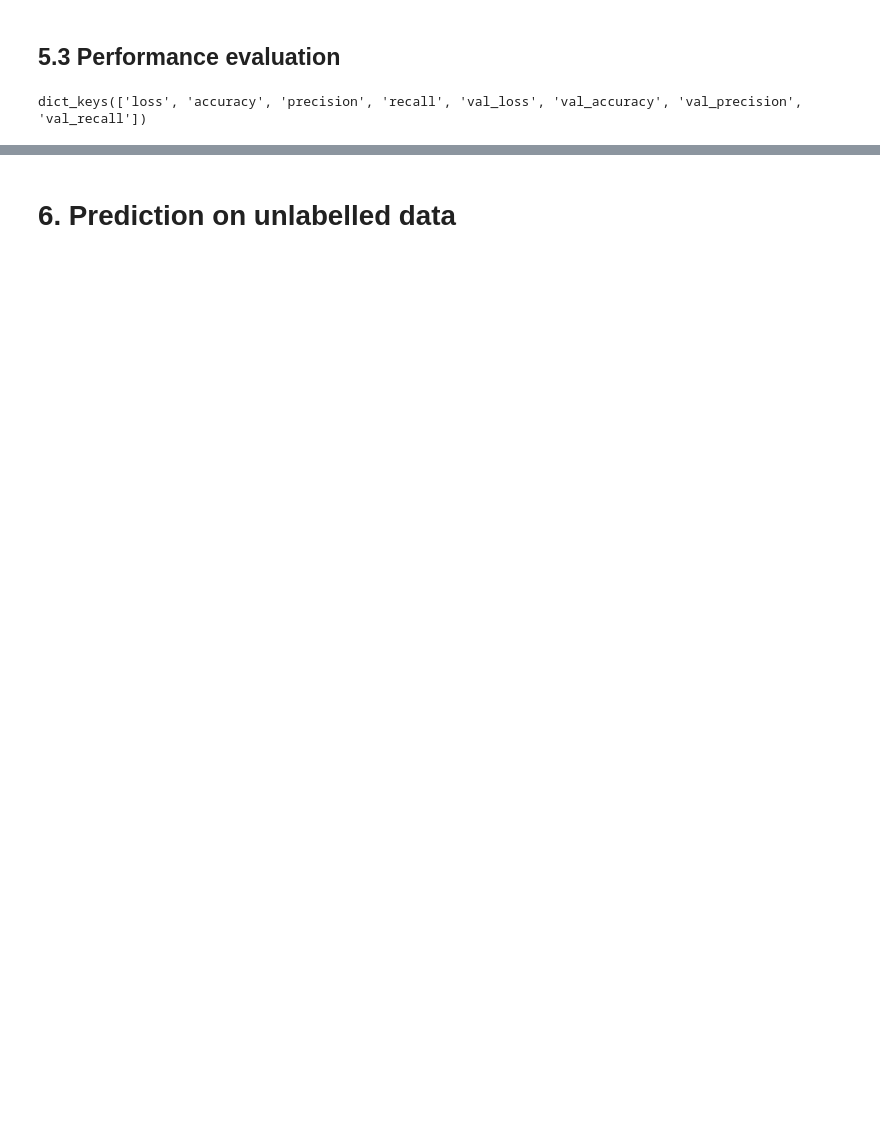
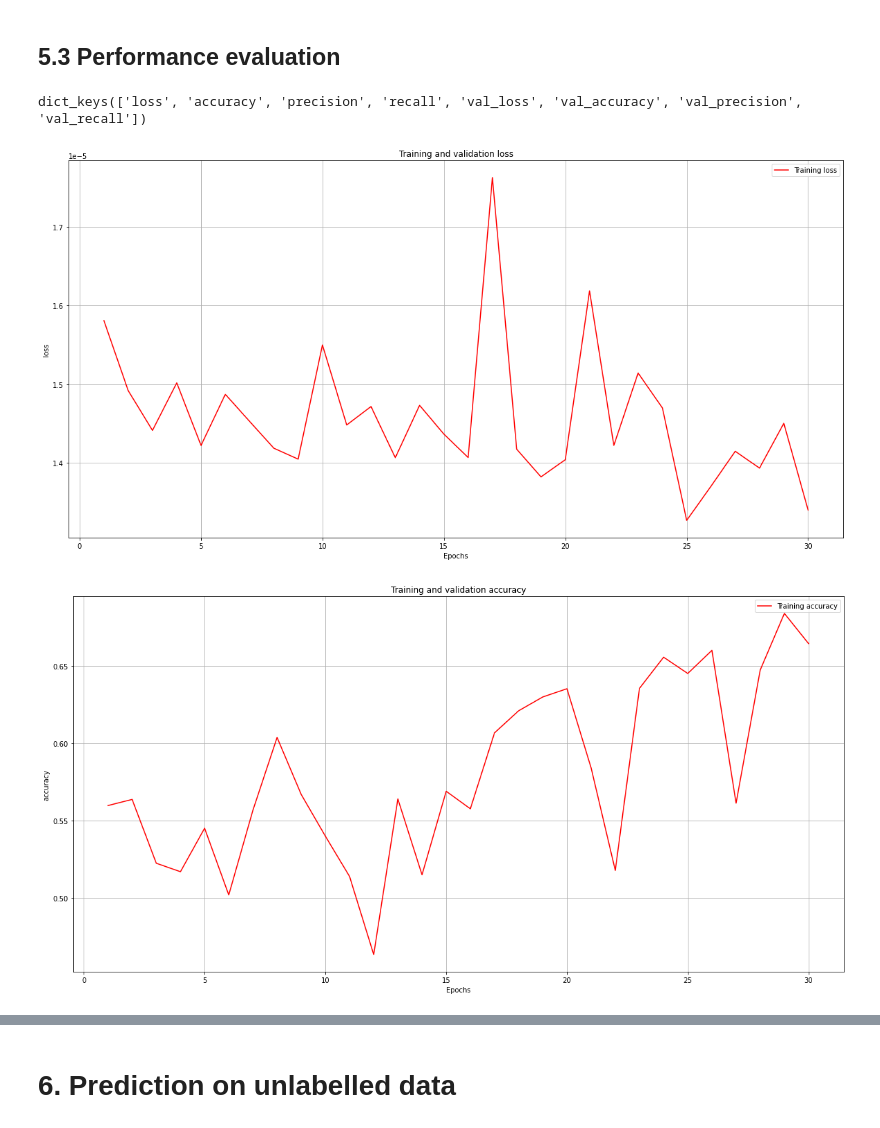
Before and after one commit to ema-0/default-predictor, a Jupyter notebook: notebooks/prototype.ipynb, the cells around one changed output, grey strips where cells are left out. Cells and saved outputs as stored; diff of their text form; code cells hidden in the pictures; blank space fills up the shorter version.

```diff
--- a/notebooks/prototype.ipynb
+++ b/notebooks/prototype.ipynb
@@ -179,4 +182,12 @@ model.add(layers.Dense(128, activation='relu', kernel_regularizer=regularizers.l
 model.add(layers.Dense(1, activation='sigmoid'))
+# %%
+model = models.Sequential()
+model.add(layers.Masking(mask_value=-1,input_shape=(np.shape(X)[1],)))
+model.add(layers.Dense(128, activation='relu'))
+model.add(layers.Dense(128, activation='relu'))
+model.add(layers.Dense(128, activation='relu'))
+model.add(layers.Dense(128, activation='relu'))
+model.add(layers.Dense(1, activation='sigmoid'))
 # %%
 metrics_list = [
     metrics.BinaryAccuracy(name='accuracy'),
@@ -217,3 +236,23 @@ Epoch 4/10
 history.history.keys()
 # %% [output]
 dict_keys(['loss', 'accuracy', 'precision', 'recall', 'val_loss', 'val_accuracy', 'val_precision', 'val_recall'])
+# %%
+for met in list(history.history.keys())[:4]:
+    training_metric = history.history[met]
+    validation_metric = history.history['val_'+met]
+
+    epochs = range(1, len(training_metric) + 1)
+
+    plt.figure(figsize=(20,10))
+    plt.grid()
+    plt.plot(epochs, training_metric, 'red', label='Training '+met)
+    #plt.plot(epochs, validation_metric, 'blue', label='Validation ' +met)
+    plt.title('Training and validation ' + met)
+    plt.xlabel('Epochs')
+    plt.ylabel(met)
+    plt.legend()
+
+    plt.show()
+# %% [output]
+[figure, added]
+[figure, added]
```
Also changed, not shown: parts of 11 cells of this notebook, 1 other file.
